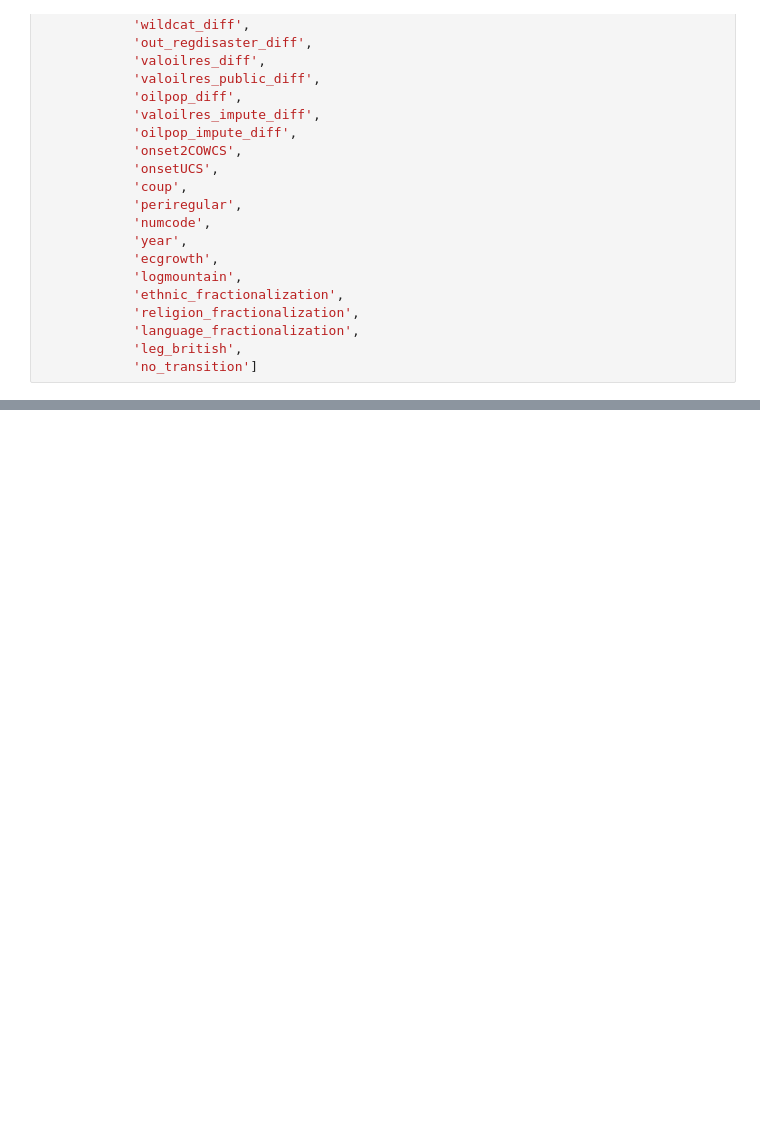
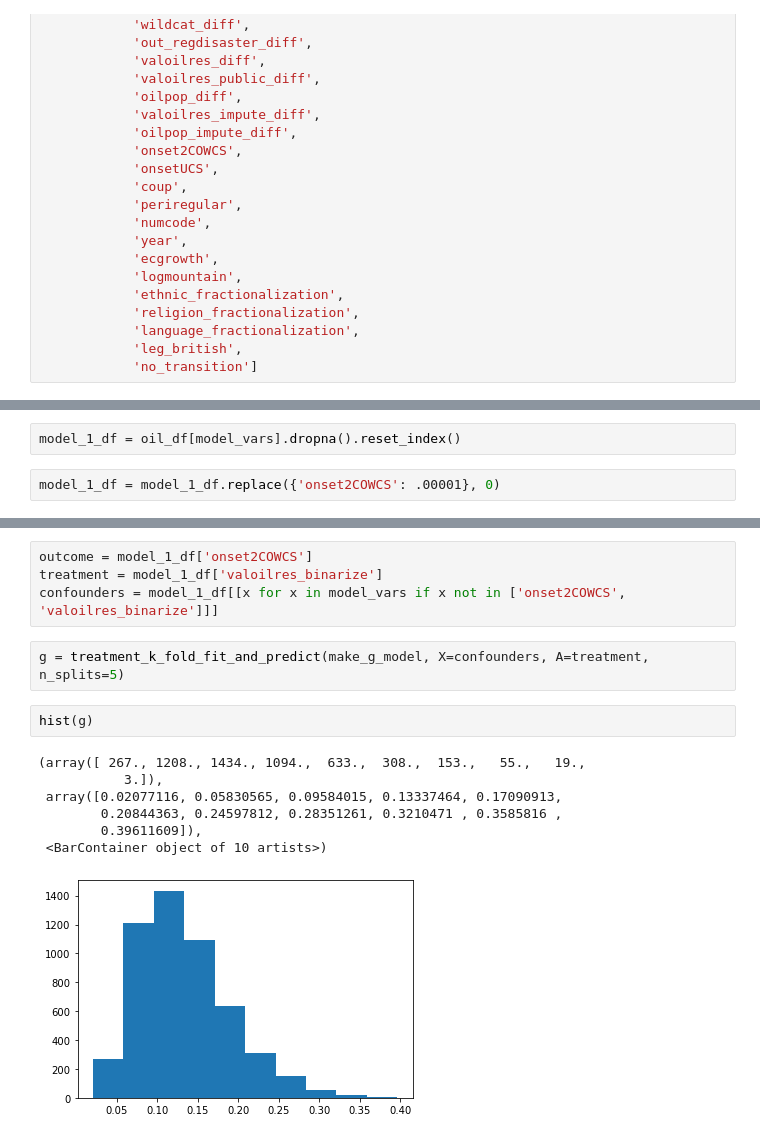
Before and after one commit to wanranzhao/STAT27420-final-code, a Jupyter notebook: Code/model_fitting.ipynb, the cells around one changed output, grey strips where cells are left out. Cells and saved outputs as stored; diff of their text form; blank space fills up the shorter version.

Commit message:
started model fitting

```diff
--- a/Code/model_fitting.ipynb
+++ b/Code/model_fitting.ipynb
@@ -265,0 +219,4 @@ dtype: int64
+# %%
+model_1_df = oil_df[model_vars].dropna().reset_index()
+# %%
+model_1_df = model_1_df.replace({'onset2COWCS': .00001}, 0)
@@ -265,0 +239,16 @@ dtype: int64
+# %%
+outcome = model_1_df['onset2COWCS']
+treatment = model_1_df['valoilres_binarize']
+confounders = model_1_df[[x for x in model_vars if x not in ['onset2COWCS', 'valoilres_binarize']]]
+# %%
+g = treatment_k_fold_fit_and_predict(make_g_model, X=confounders, A=treatment, n_splits=5)
+# %%
+hist(g)
+# %% [output]
+(array([ 267., 1208., 1434., 1094.,  633.,  308.,  153.,   55.,   19.,
+           3.]),
+ array([0.02077116, 0.05830565, 0.09584015, 0.13337464, 0.17090913,
+        0.20844363, 0.24597812, 0.28351261, 0.3210471 , 0.3585816 ,
+        0.39611609]),
+ <BarContainer object of 10 artists>)
+[figure, added]
```
Also changed, not shown: parts of 12 cells of this notebook.
